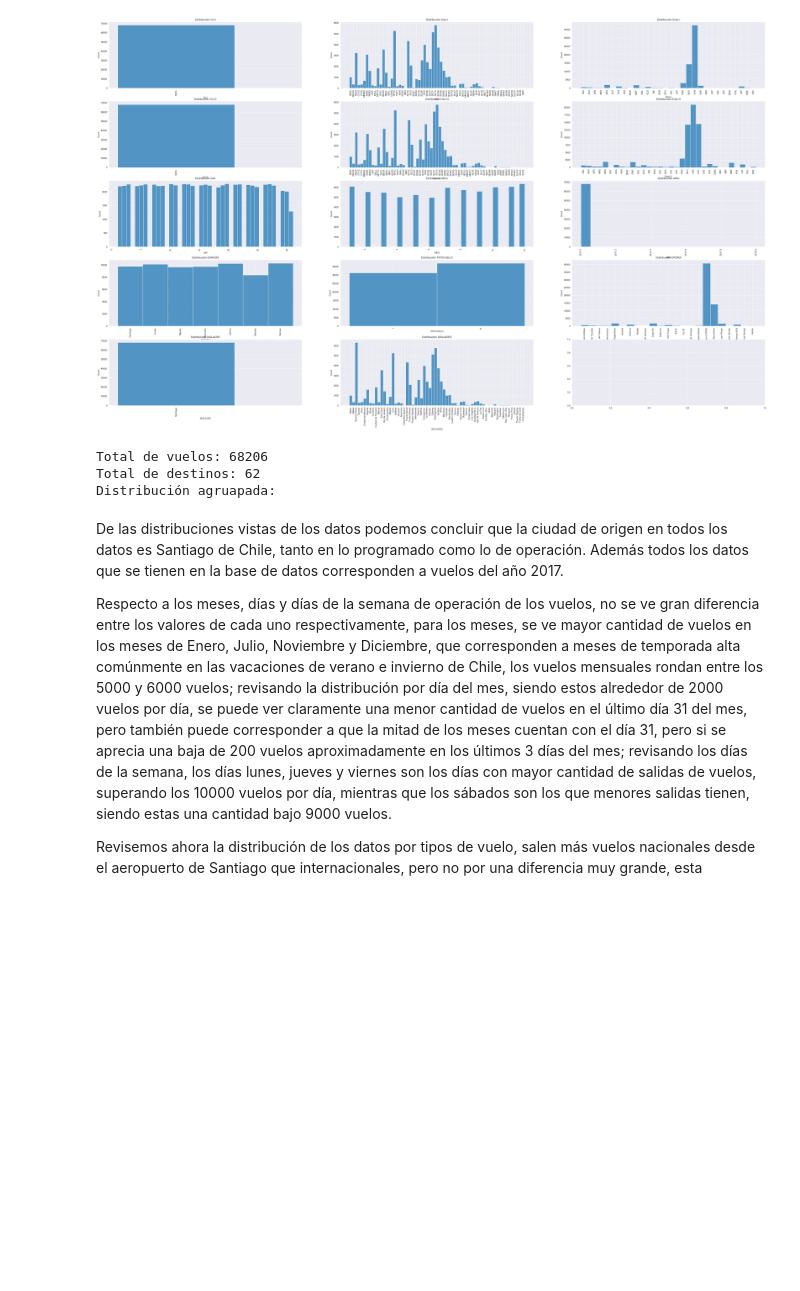
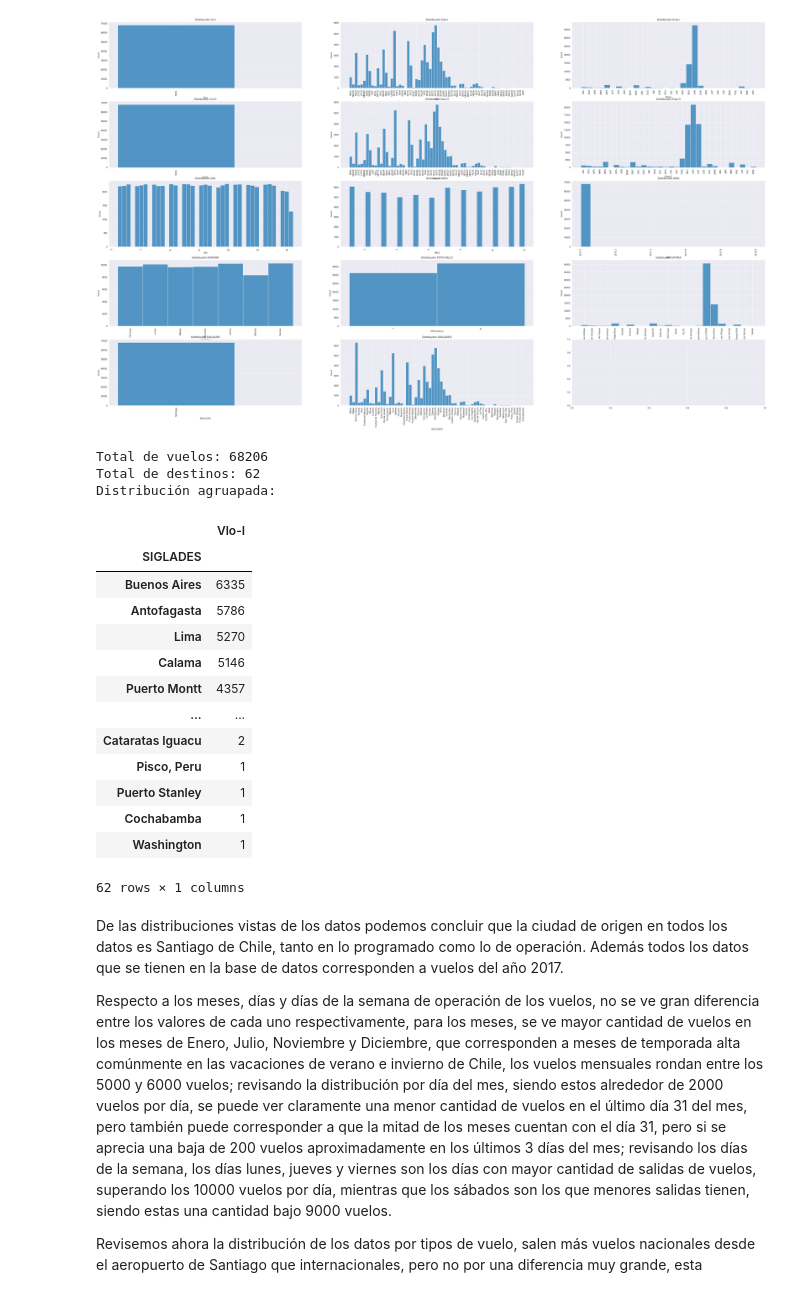
Before and after one commit to JaviviFMB/challenge-datascientist, a Jupyter notebook: solution.ipynb, the cells around one changed output. Saved outputs shown, nothing was run; the diff lists cells and outputs as text; code cells hidden in the pictures; blank space fills up the shorter version.

```diff
--- a/solution.ipynb
+++ b/solution.ipynb
@@ -64,14 +64,29 @@ plt.show()
 # %%
 #Distribución de vuelos (cantidad de vuelos por distintas variables) en números
 print('Total de vuelos:', dataset_scl['Vlo-I'].count())
 print('Total de destinos:', dataset_scl['SIGLADES'].nunique())
 print('Distribución agruapada:')
 for var in ['DIA','MES','DIANOM','TIPOVUELO','OPERA','SIGLADES']:
-    dataset_scl[['Vlo-I',var]].groupby(var).count().sort_values('Vlo-I',ascending=False)
+    temp_df = dataset_scl[['Vlo-I',var]].groupby(var).count().sort_values('Vlo-I',ascending=False)
+temp_df
 # %% [output]
 Total de vuelos: 68206
 Total de destinos: 62
 Distribución agruapada:
+|  | Vlo-I |
+| SIGLADES |  |
+| Buenos Aires | 6335 |
+| Antofagasta | 5786 |
+| Lima | 5270 |
+| Calama | 5146 |
+| Puerto Montt | 4357 |
+| ... | ... |
+| Cataratas Iguacu | 2 |
+| Pisco, Peru | 1 |
+| Puerto Stanley | 1 |
+| Cochabamba | 1 |
+| Washington | 1 |
+62 rows × 1 columns
 # %% [markdown]
 De las distribuciones vistas de los datos podemos concluir que la ciudad de origen en todos los datos es Santiago de
 Chile, tanto en lo programado como lo de operación. Además todos los datos que se tienen en la base de datos
```
Also changed, not shown: parts of 2 cells of this notebook, 1 other file.
